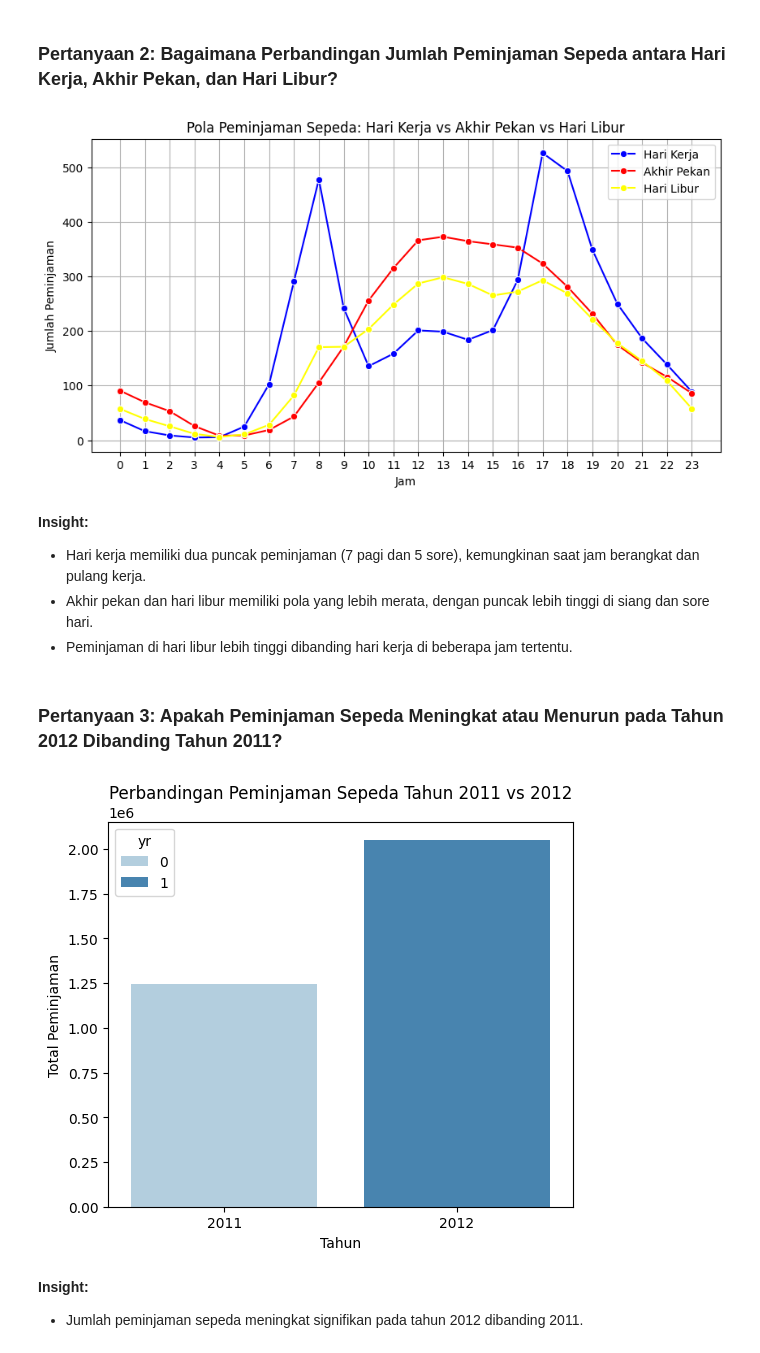
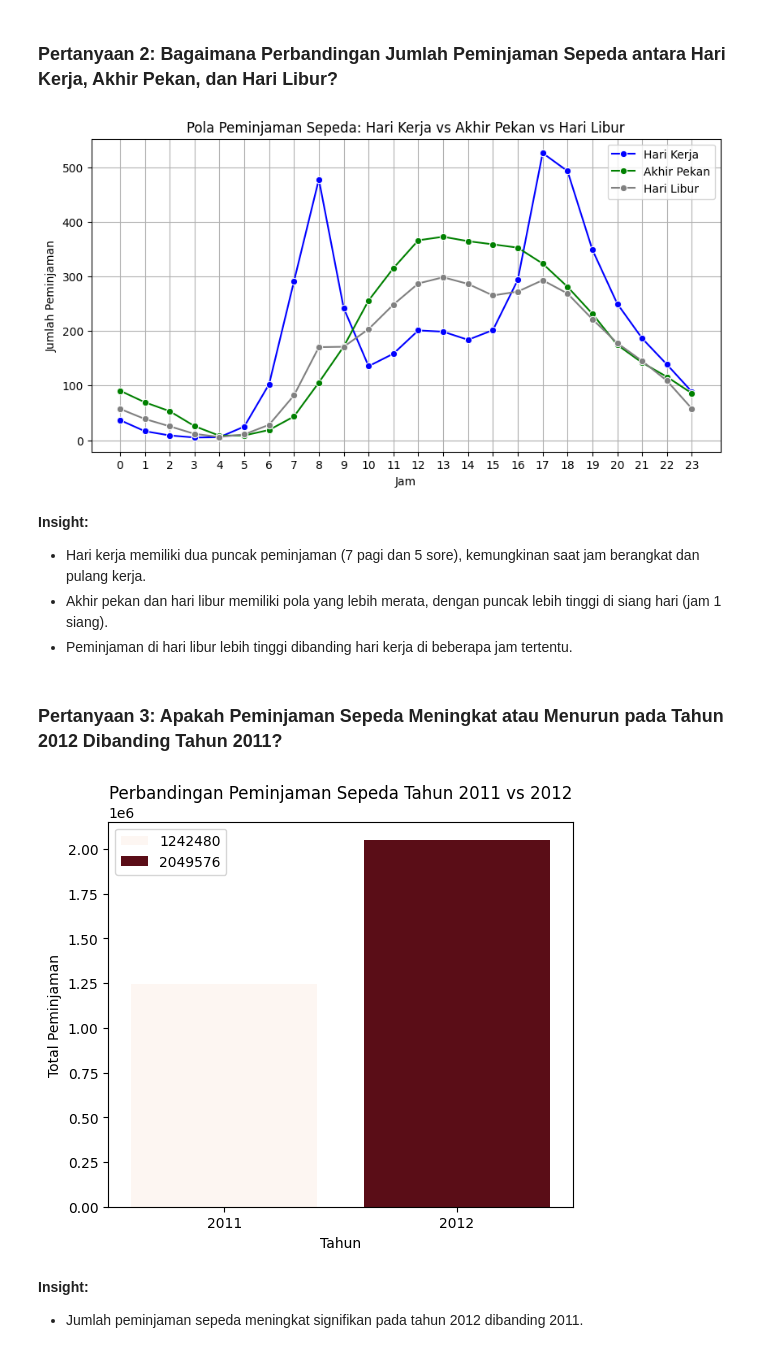
Before and after one commit to ssygnrchm/submission-analisis-data, a Jupyter notebook: notebook.ipynb, the cells around one changed output. Drawn from its saved outputs; the diff is of its cells as text; code cells hidden in the pictures.

```diff
--- a/notebook.ipynb
+++ b/notebook.ipynb
@@ -444,8 +511,8 @@ hourly_holiday = df_holiday.groupby('hr')['cnt'].mean()
 # Visualisasi perbandingan pola peminjaman
 plt.figure(figsize=(10, 5))
 sns.lineplot(x=hourly_workingday.index, y=hourly_workingday.values, marker='o', label='Hari Kerja', color='blue')
-sns.lineplot(x=hourly_weekend.index, y=hourly_weekend.values, marker='o', label='Akhir Pekan', color='red')
-sns.lineplot(x=hourly_holiday.index, y=hourly_holiday.values, marker='o', label='Hari Libur', color='yellow')
+sns.lineplot(x=hourly_weekend.index, y=hourly_weekend.values, marker='o', label='Akhir Pekan', color='green')
+sns.lineplot(x=hourly_holiday.index, y=hourly_holiday.values, marker='o', label='Hari Libur', color='grey')
 plt.title('Pola Peminjaman Sepeda: Hari Kerja vs Akhir Pekan vs Hari Libur')
 plt.xlabel('Jam')
 plt.ylabel('Jumlah Peminjaman')
@@ -454,28 +521,26 @@ plt.legend()
 plt.grid()
 plt.show()
 # %% [output]
-[figure, old version]
+[figure, new version]
 # %% [markdown]
 **Insight:**
 - Hari kerja memiliki dua puncak peminjaman (7 pagi dan 5 sore), kemungkinan saat jam berangkat dan pulang kerja.
-- Akhir pekan dan hari libur memiliki pola yang lebih merata, dengan puncak lebih tinggi di siang dan sore hari.
+- Akhir pekan dan hari libur memiliki pola yang lebih merata, dengan puncak lebih tinggi di siang hari (jam 1 siang).
 - Peminjaman di hari libur lebih tinggi dibanding hari kerja di beberapa jam tertentu.
 # %% [markdown]
 ### Pertanyaan 3: Apakah Peminjaman Sepeda Meningkat atau Menurun pada Tahun 2012 Dibanding Tahun 2011?
 # %%
-# Mengelompokkan data berdasarkan tahun dan menghitung total peminjaman
 yearly_usage = hour_df_cleaned.groupby('yr')['cnt'].sum()
 
-# Visualisasi dengan bar chart
 plt.figure(figsize=(6, 5))
-sns.barplot(x=yearly_usage.index, y=yearly_usage.values, hue=yearly_usage.index, palette='Blues')
+sns.barplot(x=yearly_usage.index, y=yearly_usage.values, hue=yearly_usage.values, palette='Reds')
 plt.title('Perbandingan Peminjaman Sepeda Tahun 2011 vs 2012')
 plt.xlabel('Tahun')
 plt.ylabel('Total Peminjaman')
 plt.xticks([0, 1], ['2011', '2012'])
 plt.show()
 # %% [output]
-[figure, old version]
+[figure, new version]
 # %% [markdown]
 **Insight:**
 - Jumlah peminjaman sepeda meningkat signifikan pada tahun 2012 dibanding 2011.
```
Also changed, not shown: parts of 31 cells of this notebook.
